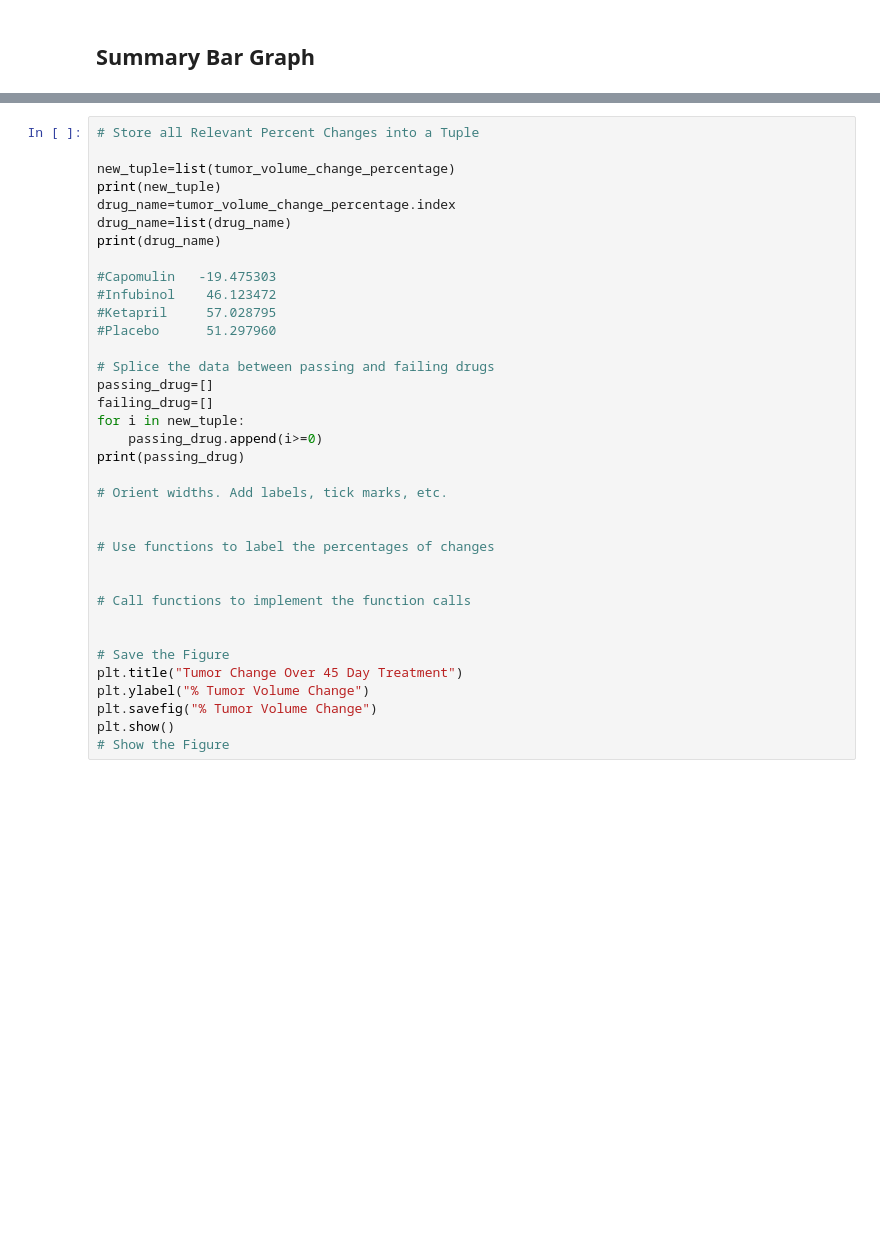
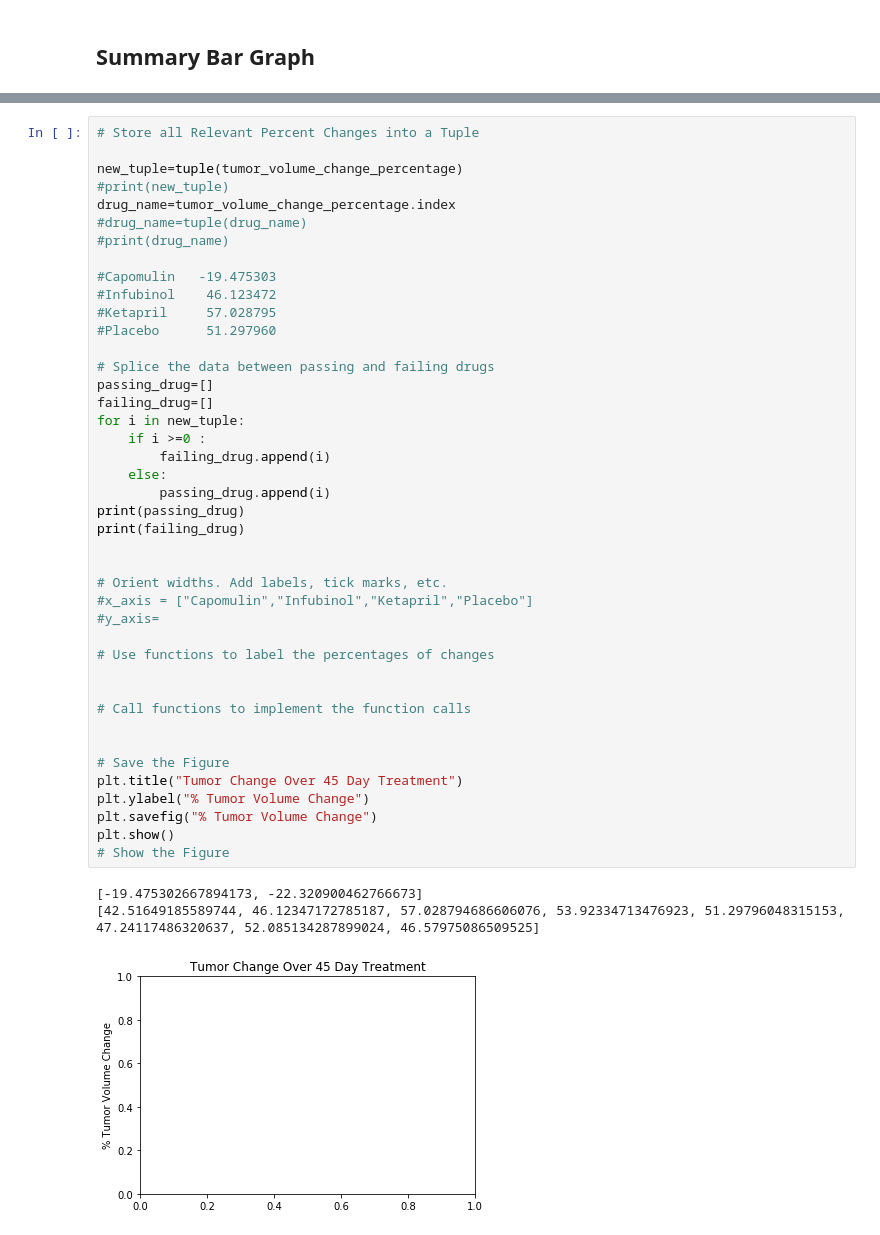
Before and after one commit to JayshreeManiar/Matplotlib-Challenge, a Jupyter notebook: Pymaceuticals/pymaceuticals_starter.ipynb, the cells around one changed output, grey strips where cells are left out. Cells and saved outputs as stored; diff of their text form; blank space fills up the shorter version.

```diff
--- a/Pymaceuticals/pymaceuticals_starter.ipynb
+++ b/Pymaceuticals/pymaceuticals_starter.ipynb
@@ -289,36 +324,46 @@ tumor_volume_change_percentage
 # %%
 # Store all Relevant Percent Changes into a Tuple
 
-new_tuple=list(tumor_volume_change_percentage)
-print(new_tuple)
+new_tuple=tuple(tumor_volume_change_percentage)
+#print(new_tuple)
 drug_name=tumor_volume_change_percentage.index
-drug_name=list(drug_name)
-print(drug_name)
+#drug_name=tuple(drug_name)
+#print(drug_name)
 
 #Capomulin   -19.475303
 #Infubinol    46.123472
 #Ketapril     57.028795
 #Placebo      51.297960
 
 # Splice the data between passing and failing drugs
 passing_drug=[]
 failing_drug=[]
 for i in new_tuple:
-    passing_drug.append(i>=0)
+    if i >=0 :
+        failing_drug.append(i)
+    else:
+        passing_drug.append(i)
 print(passing_drug)
+print(failing_drug)
+
 
 # Orient widths. Add labels, tick marks, etc.
-
+#x_axis = ["Capomulin","Infubinol","Ketapril","Placebo"]
+#y_axis=
 
 # Use functions to label the percentages of changes
 
 
 # Call functions to implement the function calls
 
 
 # Save the Figure
 plt.title("Tumor Change Over 45 Day Treatment")
 plt.ylabel("% Tumor Volume Change")
 plt.savefig("% Tumor Volume Change")
 plt.show()
 # Show the Figure
+# %% [output]
+[-19.475302667894173, -22.320900462766673]
+[42.51649185589744, 46.12347172785187, 57.028794686606076, 53.92334713476923, 51.29796048315153, 47.24117486320637, 52.085134287899024, 46.57975086509525]
+[figure, added]
```
Also changed, not shown: parts of 4 cells of this notebook, 1 other file.
